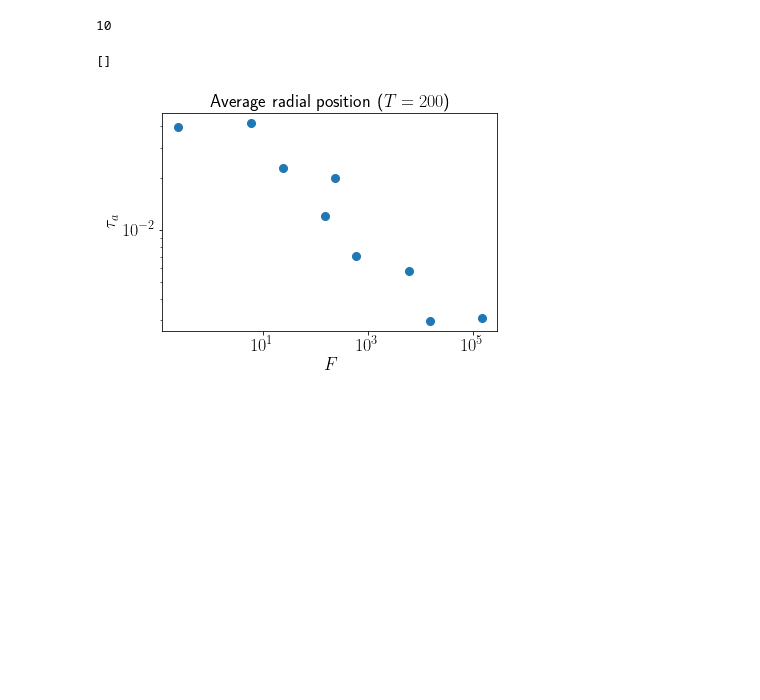
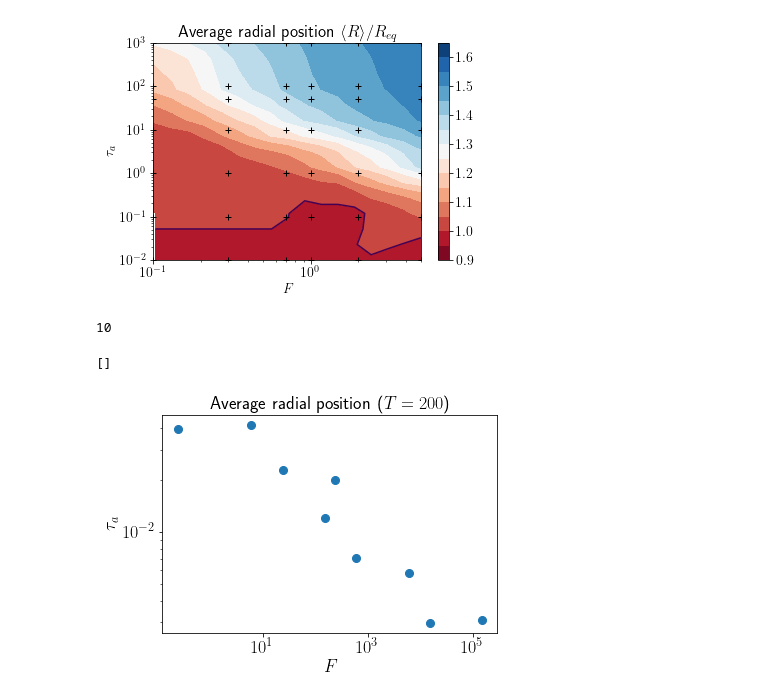
Before and after one commit to s-brahmachari/Active-noise-simulations, a Jupyter notebook: analysis_codes/plot-RDP.ipynb, the cells around one changed output. Drawn from its saved outputs; the diff is of its cells as text; code cells hidden in the pictures; blank space fills up the shorter version.

```diff
--- a/analysis_codes/plot-RDP.ipynb
+++ b/analysis_codes/plot-RDP.ipynb
@@ -220,3 +73,29 @@ No handles with labels found to put in legend.
+# %%
+ax.clear()
+
+Xi,Yi=np.meshgrid(np.geomspace(0.05,5,20),np.logspace(-2,3,15))
+triang=tri.Triangulation(Fs,Tas)
+interpZ=tri.LinearTriInterpolator(triang,np.around(np.array(Rmax)/Rav_eq, 2))
+Zi=interpZ(Xi,Yi)
+plt.contourf(Xi, Yi, Zi, levels=np.arange(0.9,1.7,0.05),cmap='RdBu')
+plt.colorbar()
+plt.contour(Xi, Yi, Zi, levels=[1])
+# cs= plt.contour(Xi,Yi,Xi**2*Yi/(0.1*0.0083*T0), colors='k', levels=[1, 10,1e2,1e3],)
+
+# plt.clabel(cs, cs.levels, inline=True,fmt=fmt, fontsize=16)
+
+plt.plot(Fs,Tas,'k+',)
+plt.xlabel('$F$')
+plt.ylabel('$\\tau_a$')
+# plt.xlim(1,1e3)
+
+plt.loglog()
+plt.title('Average radial position $\\langle R\\rangle/R_{eq}$')
+plt.xlim(0.1,5)
+plt.ylim(0.01,1e3)
+plt.savefig(fpath+'plots/normAvgR_contour.png', dpi=300, bbox_inches='tight')
+# %% [output]
+[figure, added]
 # %%
 ind=4
 
```
Also changed, not shown: parts of 7 cells of this notebook, 4 other files.
